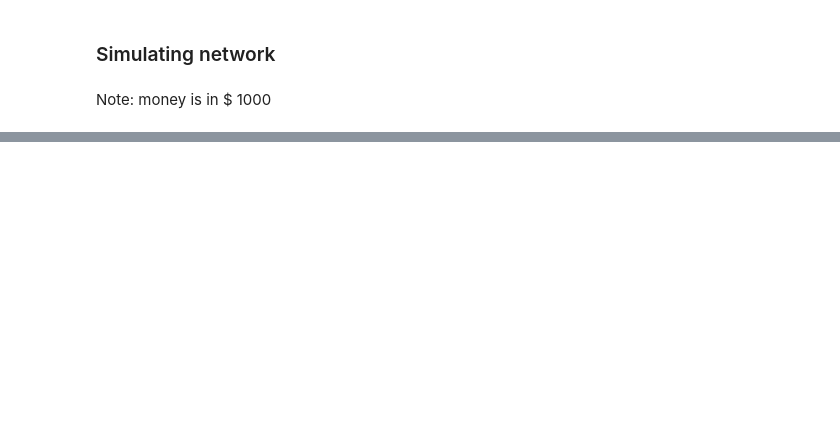
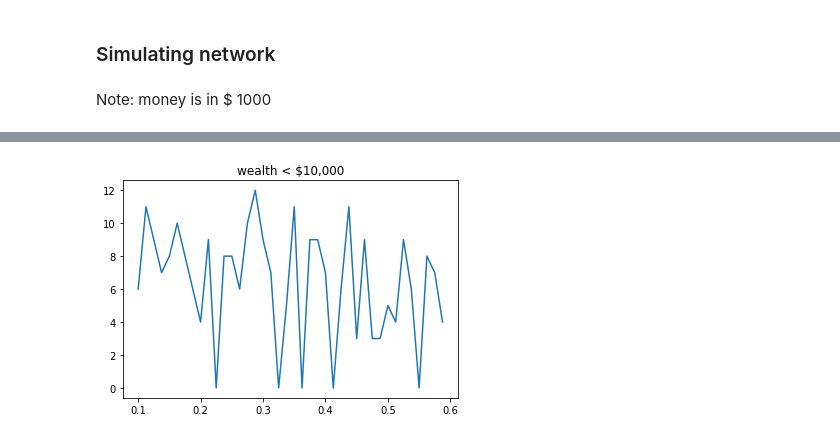
Before and after one commit to saran-sankar/econ-net, a Jupyter notebook: economic_network.ipynb, the cells around one changed output, grey strips where cells are left out. Saved outputs shown, nothing was run; the diff lists cells and outputs as text; code cells hidden in the pictures; blank space fills up the shorter version.

```diff
--- a/economic_network.ipynb
+++ b/economic_network.ipynb
@@ -192,0 +246,30 @@ plt.show()
+# %%
+lowest_counts = []
+less_than = 10
+
+means = []
+variances = []
+
+taxes = np.arange(40)/80+0.1
+
+for tax_rate_local in taxes:
+    corporate_tax_rate = 0.2
+
+    num_people = 100
+    num_companies = 20
+
+    G, P, C, people_index, company_index = initiate(num_people, num_companies)
+
+    for i in range(500):
+        G, P, C = evolve(G, P, C, people_index, company_index, tax_rate_local, corporate_tax_rate)
+
+    wealth_local = [P[i]['money'] for i in range(len(P))]
+    lowest_counts.append(np.sum(np.array(wealth_local) < less_than))
+
+    means.append(np.mean(wealth_local))
+    variances.append(np.sqrt(np.var(wealth_local)))
+# %%
+sns.lineplot(taxes, lowest_counts).set_title(f'wealth < ${less_than},000')
+plt.savefig(f"less than {less_than}.jpg")
+# %% [output]
+[figure, added]
```
Also changed, not shown: parts of 27 cells of this notebook, 1 other file.
